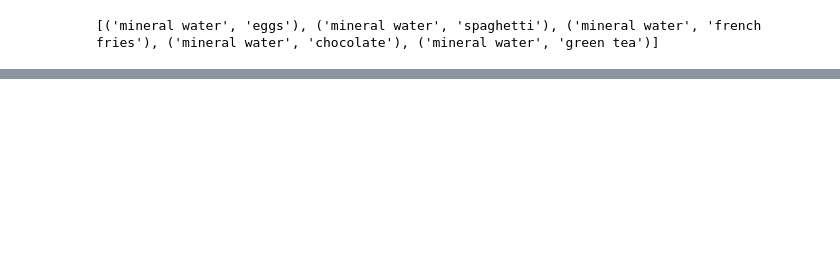
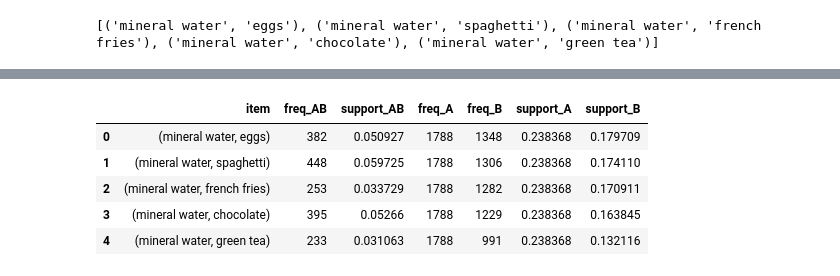
Before and after one commit to veronicaeyo/market-basket-analysis, a Jupyter notebook: market_basket_analysis.ipynb, the cells around one changed output, grey strips where cells are left out. Cells and saved outputs as stored; diff of their text form; code cells hidden in the pictures; blank space fills up the shorter version.

```diff
--- a/market_basket_analysis.ipynb
+++ b/market_basket_analysis.ipynb
@@ -144,3 +167,6 @@ support.head(10)
 | 7 | ground beef | 0.098254 |
 | 8 | frozen vegetables | 0.095321 |
 | 9 | pancakes | 0.095054 |
+# %%
+support_items_thresh = support[support['support'] >= 0.05]['item'].to_list()
+print(support_items_thresh)
@@ -163,0 +275,15 @@ list(combinations(['veronica', 'emmanuel', 'uthman', 'esther'], 3))
+# %%
+metrics_df["freq_A"] = metrics_df["item"].apply(lambda x: freq_data[x[0]].sum())
+metrics_df["freq_B"] = metrics_df["item"].apply(lambda x: freq_data[x[1]].sum())
+
+metrics_df["support_A"] = metrics_df["item"].apply(lambda x: freq_data[x[0]].mean())
+metrics_df["support_B"] = metrics_df["item"].apply(lambda x: freq_data[x[1]].mean())
+
+metrics_df.head()
+# %% [output]
+|  | item | freq_AB | support_AB | freq_A | freq_B | support_A | support_B |
+| 0 | (mineral water, eggs) | 382 | 0.050927 | 1788 | 1348 | 0.238368 | 0.179709 |
+| 1 | (mineral water, spaghetti) | 448 | 0.059725 | 1788 | 1306 | 0.238368 | 0.174110 |
+| 2 | (mineral water, french fries) | 253 | 0.033729 | 1788 | 1282 | 0.238368 | 0.170911 |
+| 3 | (mineral water, chocolate) | 395 | 0.05266 | 1788 | 1229 | 0.238368 | 0.163845 |
+| 4 | (mineral water, green tea) | 233 | 0.031063 | 1788 | 991 | 0.238368 | 0.132116 |
```
Also changed, not shown: parts of 29 cells of this notebook.
